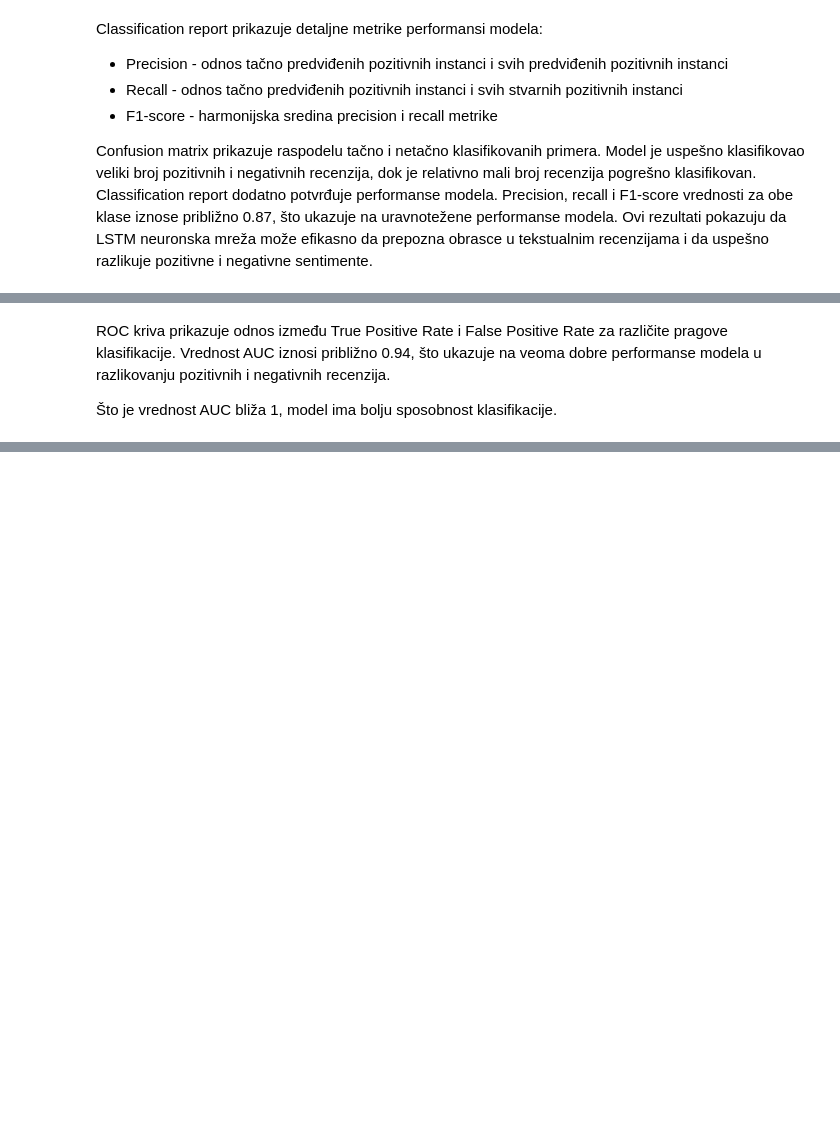
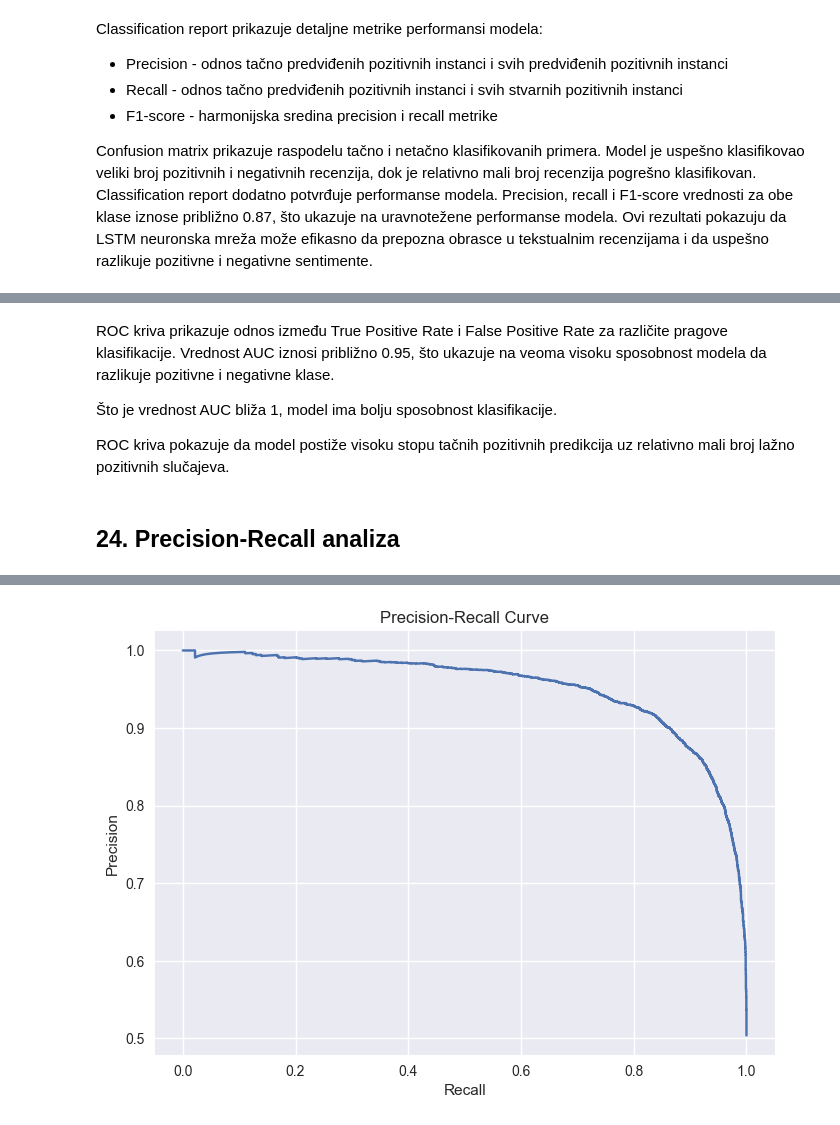
Before and after one commit to MarijaVidovic/MasinskoUcenjeTreciProjekat, a Jupyter notebook: IMDB.ipynb, the cells around one changed output, grey strips where cells are left out. Cells and saved outputs as stored; diff of their text form; code cells hidden in the pictures; blank space fills up the shorter version.

```diff
--- a/IMDB.ipynb
+++ b/IMDB.ipynb
@@ -642,4 +839,18 @@ plt.show()
 # %% [markdown]
-ROC kriva prikazuje odnos između True Positive Rate i False Positive Rate za različite pragove klasifikacije. Vrednost AUC iznosi približno 0.94, što ukazuje na veoma dobre performanse modela u razlikovanju pozitivnih i negativnih recenzija.
+ROC kriva prikazuje odnos između True Positive Rate i False Positive Rate za različite pragove klasifikacije. Vrednost AUC iznosi približno 0.95, što ukazuje na veoma visoku sposobnost modela da razlikuje pozitivne i negativne klase.
 
 Što je vrednost AUC bliža 1, model ima bolju sposobnost klasifikacije.
+
+ROC kriva pokazuje da model postiže visoku stopu tačnih pozitivnih predikcija uz relativno mali broj lažno pozitivnih slučajeva.
+# %% [markdown]
+## 24. Precision-Recall analiza
+# %%
+y_pred_prob = model.predict(X_test)
+precision, recall, thresholds = precision_recall_curve(y_test, y_pred_prob)
+
+plt.plot(recall, precision)
+plt.xlabel("Recall")
+plt.ylabel("Precision")
+plt.title("Precision-Recall Curve")
+plt.show()
+# %% [output]
@@ -645,0 +858 @@ ROC kriva prikazuje odnos između True Positive Rate i False Positive Rate za ra
+[figure, added]
```
Also changed, not shown: parts of 84 cells of this notebook.
